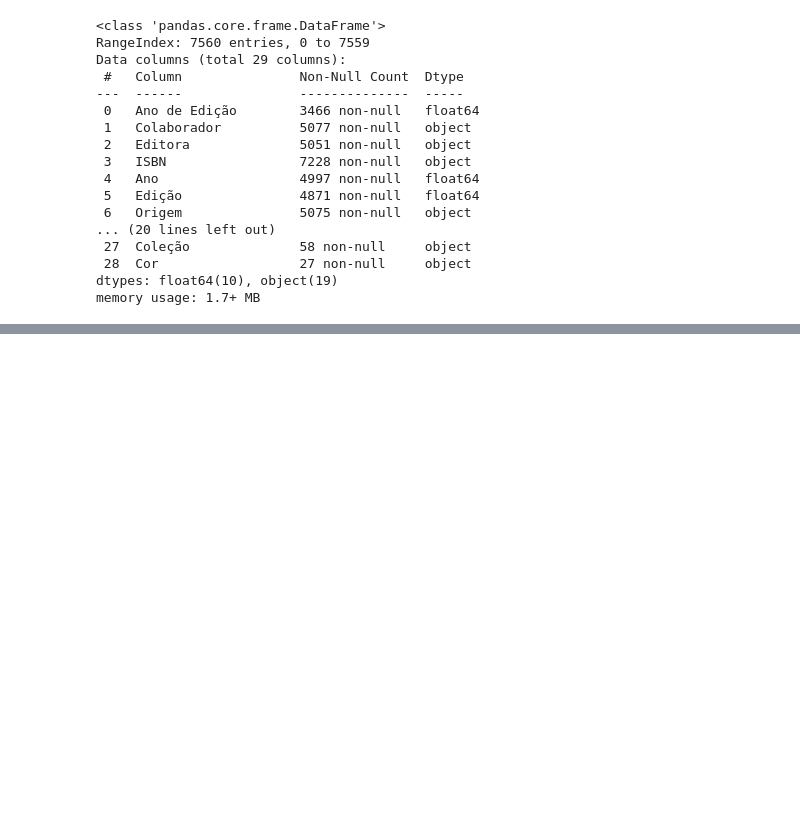
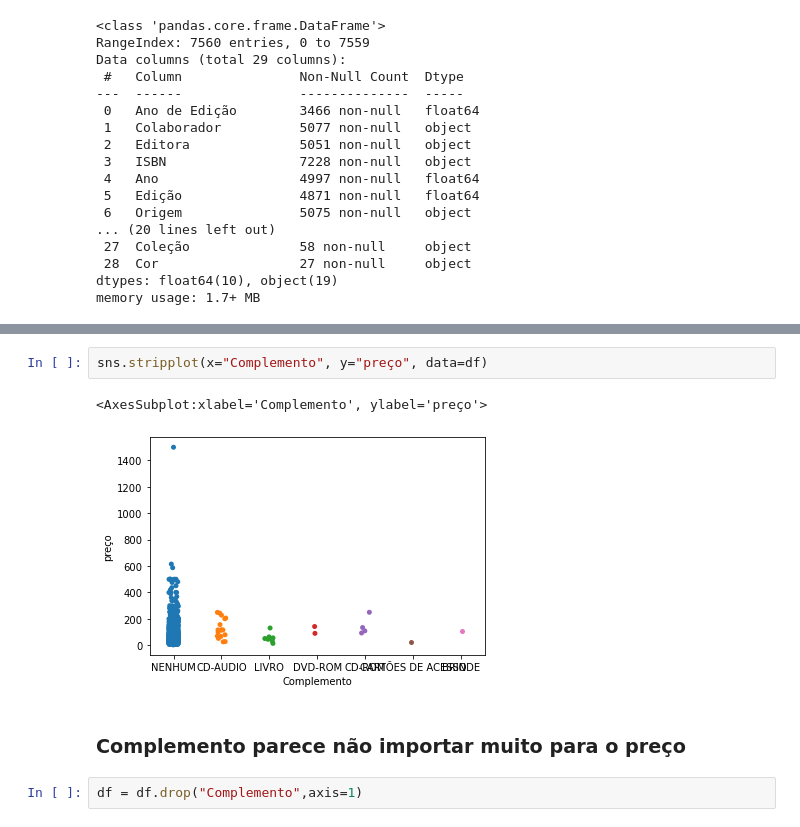
Before and after one commit to CaioViktor/Curso_Ciencias_de_Dados, a Jupyter notebook: trab1_books/etl.ipynb, the cells around one changed output, grey strips where cells are left out. Saved outputs shown, nothing was run; the diff lists cells and outputs as text; blank space fills up the shorter version.

```diff
--- a/trab1_books/etl.ipynb
+++ b/trab1_books/etl.ipynb
@@ -29,0 +69,9 @@ memory usage: 1.7+ MB
+# %%
+sns.stripplot(x="Complemento", y="preço", data=df)
+# %% [output]
+<AxesSubplot:xlabel='Complemento', ylabel='preço'>
+[figure, added]
+# %% [markdown]
+### Complemento parece não importar muito para o preço
+# %%
+df = df.drop("Complemento",axis=1)
```
Also changed, not shown: parts of 30 cells of this notebook.
